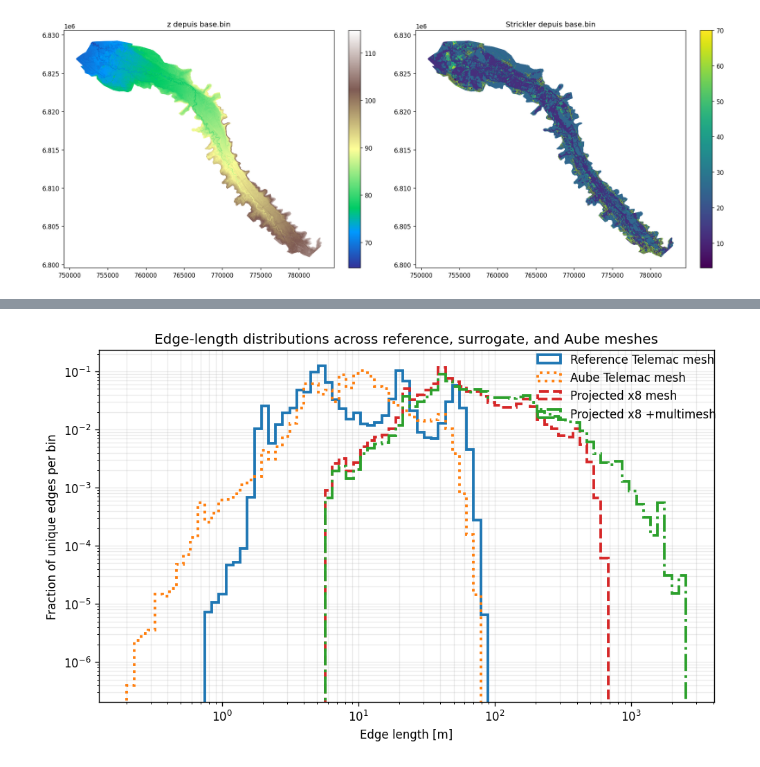
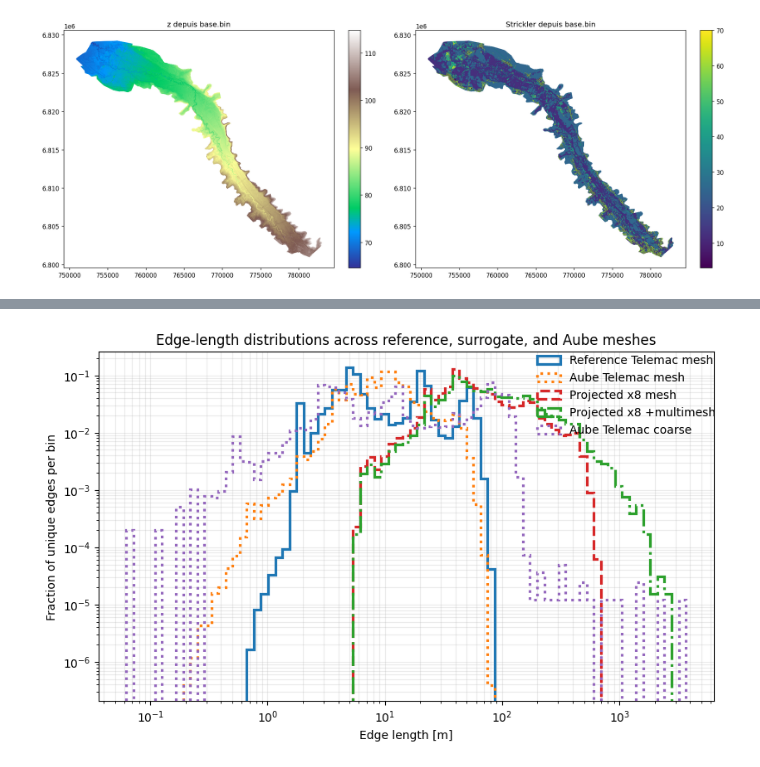
Before and after one commit to vmerc/gnn_modulus_test, a Jupyter notebook: jupyter/tutorial_create_dataset_aube.ipynb, the cells around one changed output, grey strips where cells are left out. Saved outputs shown, nothing was run; the diff lists cells and outputs as text; code cells hidden in the pictures.

```diff
--- a/jupyter/tutorial_create_dataset_aube.ipynb
+++ b/jupyter/tutorial_create_dataset_aube.ipynb
@@ -310,6 +310,9 @@ HIGH_RES_MESH_PATH = "/work/m24046/m24046mrcr/results_data_30min/maillage_3.slf"
 # New Aube case
 AUBE_MESH_PATH = "/work/m24046/m24046mrcr/Aube/07_EA04_T3_V12_Q100_v1/T3_V12_v2_EA04.slf"
 
+AUBE_MESH_COARSE_PATH = '/work/m24046/m24046mrcr/Aube/automatic_coarse_mesh_T2.slf'
+
+
 # Existing surrogate graphs
 GRAPH_PATHS = {
     "Projected x8 mesh": DATA_DIRS["normal"],
@@ -320,6 +323,7 @@ GRAPH_PATHS = {
 TELEMAC_MESH_PATHS = {
     "Reference Telemac mesh": HIGH_RES_MESH_PATH,
     "Aube Telemac mesh": AUBE_MESH_PATH,
+    "Aube Telemac coarse" : AUBE_MESH_COARSE_PATH
 }
 
 SAVE_FIG = None  # e.g. "edge_length_distributions_with_aube.png"
@@ -393,6 +397,7 @@ plot_order = [
     "Aube Telemac mesh",
     "Projected x8 mesh",
     "Projected x8 +multimesh",
+    "Aube Telemac coarse"
 ]
 
 colors = {
@@ -401,6 +406,7 @@ colors = {
     "Projected x8 mesh": "#d62728",
     "Projected x8 +multimesh": "#2ca02c",
     "Aube DGL graph": "#9467bd",
+    "Aube Telemac coarse": "#9467bd",
 }
 
 linestyles = {
@@ -409,6 +415,7 @@ linestyles = {
     "Projected x8 mesh": "--",
     "Projected x8 +multimesh": "-.",
     "Aube DGL graph": (0, (3, 1, 1, 1)),
+    "Aube Telemac coarse": ":",
 }
 
 all_lengths = np.concatenate([length_sets[name] for name in plot_order])
@@ -454 +463 @@ Warning: Using SerafinFile. It is recommended to compile Hermes api
-[figure, old version]
+[figure, new version]
```
Also changed, not shown: parts of 1 cell of this notebook, 2 other files.
